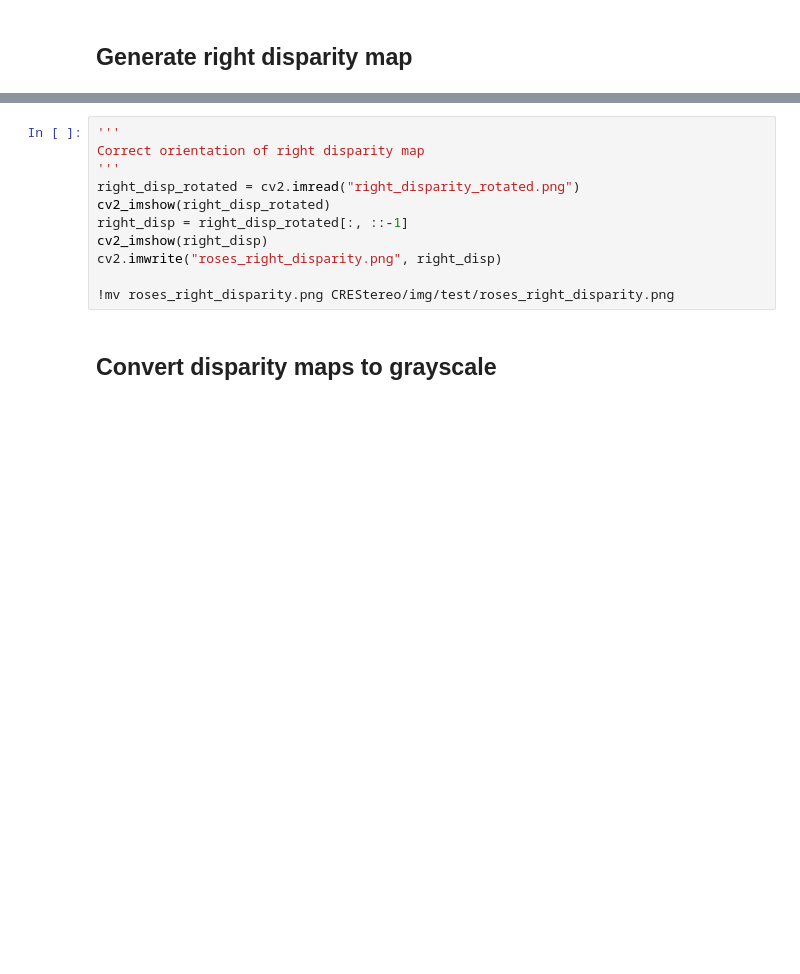
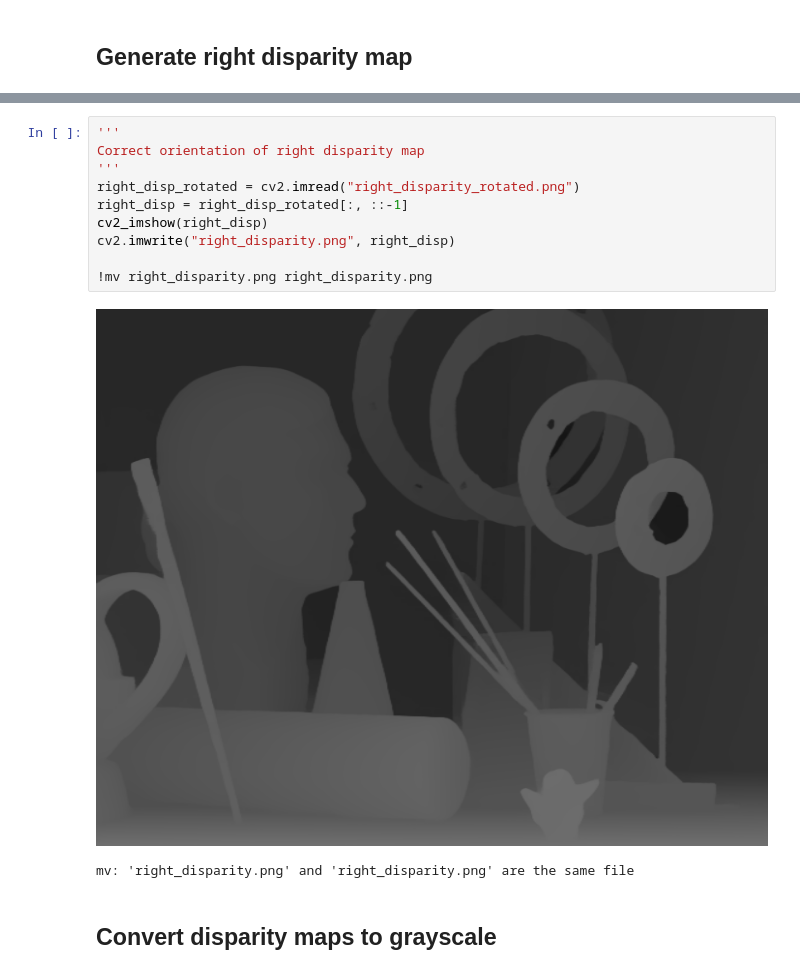
Before and after one commit to AndreeaPocol/disparityMapTester, a Jupyter notebook: disparityMapGeneration/CRE/cre.ipynb, the cells around one changed output, grey strips where cells are left out. Drawn from its saved outputs; the diff is of its cells as text; blank space fills up the shorter version.

```diff
--- a/disparityMapGeneration/CRE/cre.ipynb
+++ b/disparityMapGeneration/CRE/cre.ipynb
@@ -52,14 +87,16 @@ Generate rotated version of right disparity map
 # %%
 '''
 Correct orientation of right disparity map
 '''
 right_disp_rotated = cv2.imread("right_disparity_rotated.png")
-cv2_imshow(right_disp_rotated)
 right_disp = right_disp_rotated[:, ::-1]
 cv2_imshow(right_disp)
-cv2.imwrite("roses_right_disparity.png", right_disp)
+cv2.imwrite("right_disparity.png", right_disp)
 
-!mv roses_right_disparity.png CREStereo/img/test/roses_right_disparity.png
+!mv right_disparity.png right_disparity.png
+# %% [output]
+[figure, added]
+mv: 'right_disparity.png' and 'right_disparity.png' are the same file
 # %% [markdown]
 ## Convert disparity maps to grayscale
 # %%
```
Also changed, not shown: parts of 10 cells of this notebook, 1 other file.
